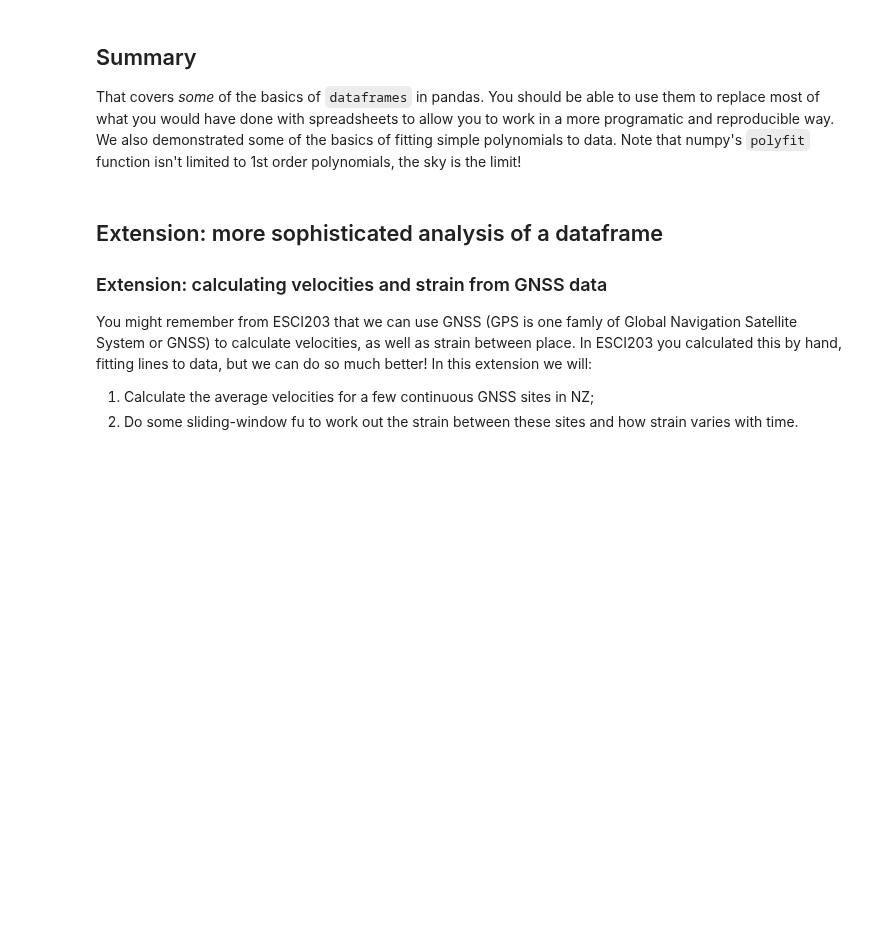
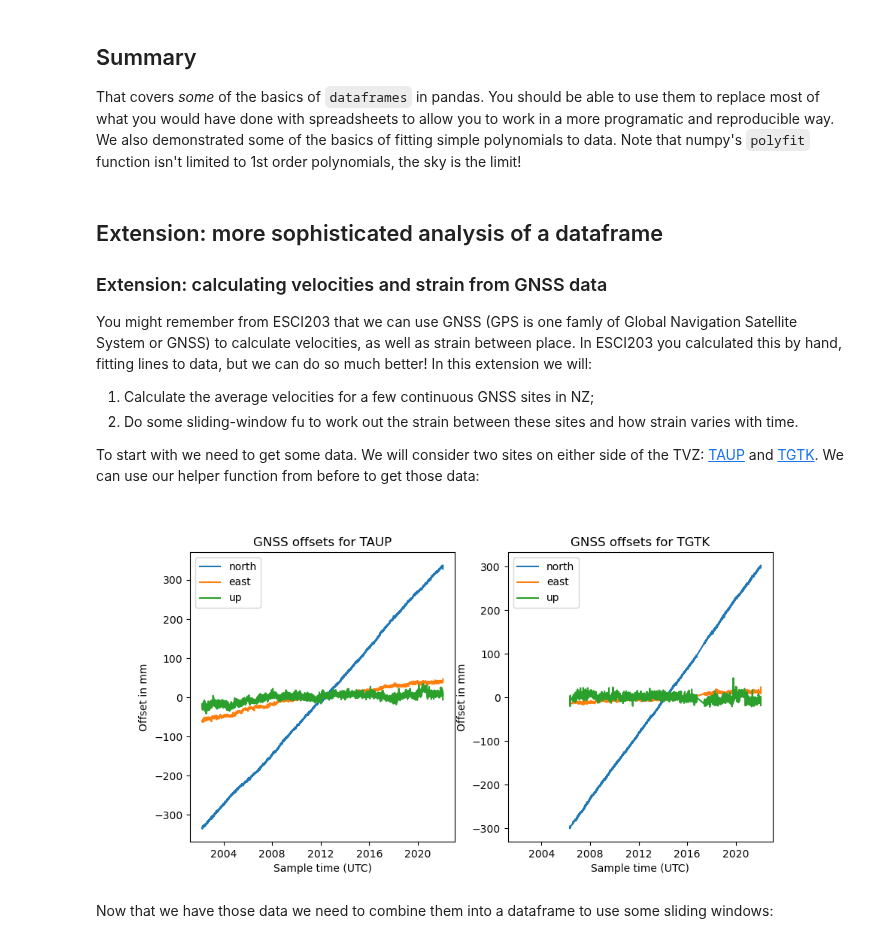
Before and after one commit to calum-chamberlain/ESCI451-Python, a Jupyter notebook: ESCI451_Module_3A.ipynb, the cells around one changed output. Cells and saved outputs as stored; diff of their text form; code cells hidden in the pictures; blank space fills up the shorter version.

Commit message:
start adding GNSS example

```diff
--- a/ESCI451_Module_3A.ipynb
+++ b/ESCI451_Module_3A.ipynb
@@ -462,3 +462,26 @@ You might remember from ESCI203 that we can use GNSS (GPS is one famly of Global
 
 1. Calculate the average velocities for a few continuous GNSS sites in NZ;
 2. Do some sliding-window fu to work out the strain between these sites and how strain varies with time.
+
+To start with we need to get some data. We will consider two sites on either side of the TVZ: [TAUP](https://www.geonet.org.nz/data/network/mark/TAUP) and [TGTK](https://www.geonet.org.nz/data/network/mark/TGTK). We can use our helper function from before to get those data:
+# %%
+from helpers.get_data import get_gnss_for_station
+
+taup = get_gnss_for_station("TAUP")
+tgtk = get_gnss_for_station("TGTK")
+# %%
+fig, axes = plt.subplots(ncols=2, figsize=(10, 5), sharex=True)
+
+for component in ["north", "east", "up"]:
+    axes[0].plot(taup["time"], taup[component], label=component)
+    axes[1].plot(tgtk["time"], tgtk[component], label=component)
+for ax, station in zip(axes, ["TAUP", "TGTK"]):
+    ax.set_xlabel("Sample time (UTC)")
+    ax.set_ylabel("Offset in mm")
+    ax.set_title(f"GNSS offsets for {station}")
+    ax.legend()
+plt.show()
+# %% [output]
+[figure, added]
+# %% [markdown]
+Now that we have those data we need to combine them into a dataframe to use some sliding windows:
```
Also changed, not shown: parts of 3 cells of this notebook.
